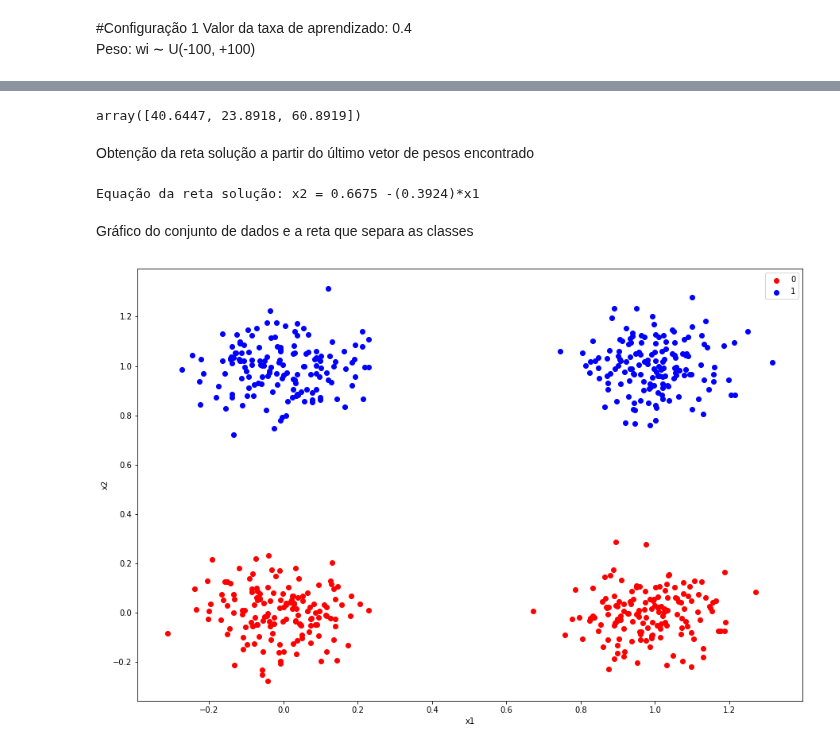
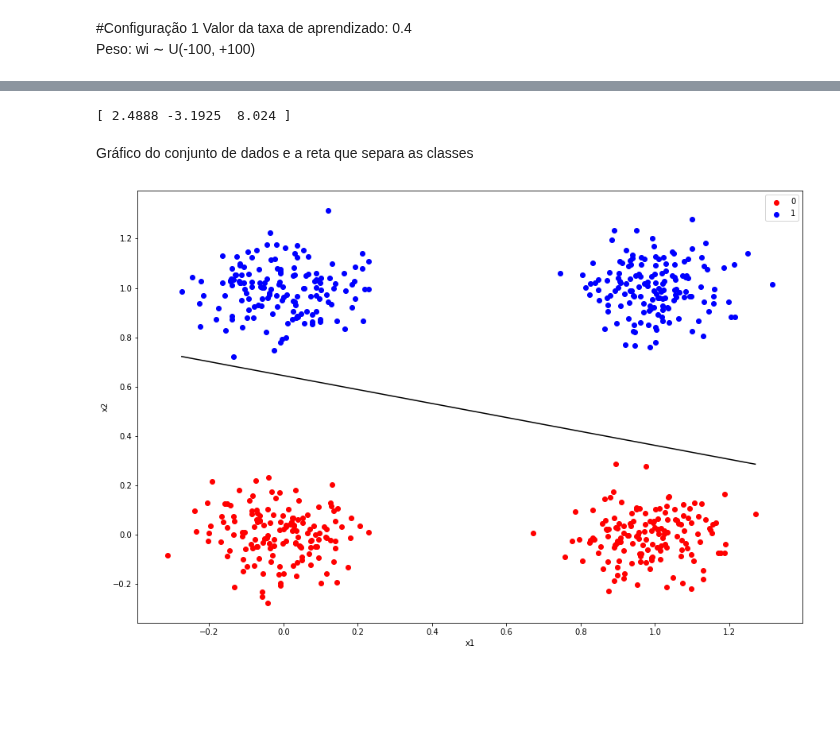
Before and after one commit to AllanHigorLP/Atividade_avaliativa-2.1-RNA, a Jupyter notebook: Atividade_2_1_RNA.ipynb, the cells around one changed output, grey strips where cells are left out. Saved outputs shown, nothing was run; the diff lists cells and outputs as text; code cells hidden in the pictures; blank space fills up the shorter version.

```diff
--- a/Atividade_2_1_RNA.ipynb
+++ b/Atividade_2_1_RNA.ipynb
@@ -289,12 +288,6 @@ class Perceptron(object):
 
         x_train = self.__add_baias(x_train)
         epoch, total_adjust = self.__epochs(x_train, y_train)
-
-        print("\nQuantidade total de épocas:", epoch)
-        print("Quantidade total de ajustes:", total_adjust)
-
-        np.set_printoptions(precision=4, suppress=True)
-        print("Vetor final de pesos:", np.round(self.weights, 4))
         return epoch, total_adjust
 # %%
 weight_max_1 = 100
@@ -317,10 +310,10 @@ Peso: wi ∼ U(-100, +100)
 # %%
 taxa_aprendizado = 0.4
 # %%
-epocas, ajustes = np.array([]), np.array([])
+epocas = []
+ajustes = []
 
 for i in range(1, 11):
-    print("\nIteração número ", i)
     perceptron = Perceptron(no_of_inputs=2, learning_rate=taxa_aprendizado, weights=weights_1)
     treinamento_x = df0[:,[0,1]]
     treinamento_y = df0[:,2]
@@ -328,13 +321,23 @@ for i in range(1, 11):
     epocas = np.append(epocas, qtd_epocas)
     ajustes = np.append(ajustes, qtd_ajustes)
 
-menor_qtde_epocas = int(epocas.min())
+def set_valores_media(var,values):
+  var = np.mean(values)
+  var = np.round(var,4)
+  return var
+
+def set_valores_desvio_padrao(var,values):
+  var = np.std(values)
+  var = np.round(var,4)
+  return var
+
 epocas_1 = epocas
 ajustes_1 = ajustes
-epocas_media_1 = np.round(np.mean(epocas), 4)
-ajustes_media_1 = np.round(np.mean(ajustes), 4)
-epocas_desvio_padrao_1 = np.round(np.std(epocas), 4)
-ajustes_desvio_padrao_1 = np.round(np.std(ajustes), 4)
+menor_qtde_epocas = int(epocas_1.min())
+epocas_media_1 = set_valores_media(epocas_media_1,epocas_1)
+ajustes_media_1 = set_valores_media(ajustes_media_1,ajustes_1)
+epocas_desvio_padrao_1 = set_valores_desvio_padrao(epocas_desvio_padrao_1, epocas_1)
+ajustes_desvio_padrao_1 = set_valores_desvio_padrao(ajustes_desvio_padrao_1, ajustes_1)
 
 print("Menor quantidade de épocas: ", menor_qtde_epocas)
 print("Medias: Epoca = ", epocas_media_1, " | Ajustes = ", ajustes_media_1, "\nDesvios Padrao: Epoca = ", epocas_desvio_padrao_1, " | Ajustes = ", ajustes_desvio_padrao_1)
@@ -359,49 +348,47 @@ Desvios Padrao: Epoca =  0.9165  | Ajustes =  11.3318
 # %%
 weights = perceptron.weights
-weights
+print(weights)
 # %% [output]
-array([40.6447, 23.8918, 60.8919])
+[ 2.4888 -3.1925  8.024 ]
-# %% [markdown]
-
-Obtenção da reta solução a partir do último vetor de pesos encontrado
-# %%
-print("Equação da reta solução: x2 = " +
-      str(np.round((weights[0]/weights[2]), 4)) +
-      " -(" +
-      str(np.round((weights[1]/weights[2]), 4)) +
-      ")*x1")
-# %% [output]
-Equação da reta solução: x2 = 0.6675 -(0.3924)*x1
 # %% [markdown]
 Gráfico do conjunto de dados e a reta que separa as classes
 # %%
 plt.figure(figsize=(15,10))
 
 x_classe0 = []
 y_classe0 = []
 x_classe1 = []
 y_classe1 = []
 
 classe0 = []
+max = 0
+min = 0
 
 for example in df0:
     if example[2] == 0.0:
         x_classe0.append(example[0])
         y_classe0.append(example[1])
     if example[2] == 1.0:
         x_classe1.append(example[0])
         y_classe1.append(example[1])
 
 plt.scatter(x_classe0, y_classe0, color='r', label='0')
 plt.scatter(x_classe1, y_classe1, color='b', label='1')
 
 plt.legend()
 plt.xlabel("x1")
 plt.ylabel("x2")
+classe_tot =  x_classe0
+slp = -(weight[0]/weight[2]) / (weight[0]/weight[1])
+end = (weight[0]/weight[2])
 
-# slp = -(weight[0]/weight[2]) / (weight[0]/weight[1])
-# end = (weight[0]/weight[2])
-#plt.axes.axline(0,10, slope=slp, color="black", lw=2)
+min_x = np.max(x_classe0)
+min_y = np.max(y_classe0)
+max_x = np.min(x_classe1)
+max_y = np.min(y_classe1)
+abline_values = [slp * i + end for i in x_classe0]
+plt.plot([min_x,max_x], [min_y,max_y], 'b',color="black")
+
 plt.show()
 # %% [output]
-[figure, old version]
+[figure, new version]
```
Also changed, not shown: parts of 5 cells of this notebook.
